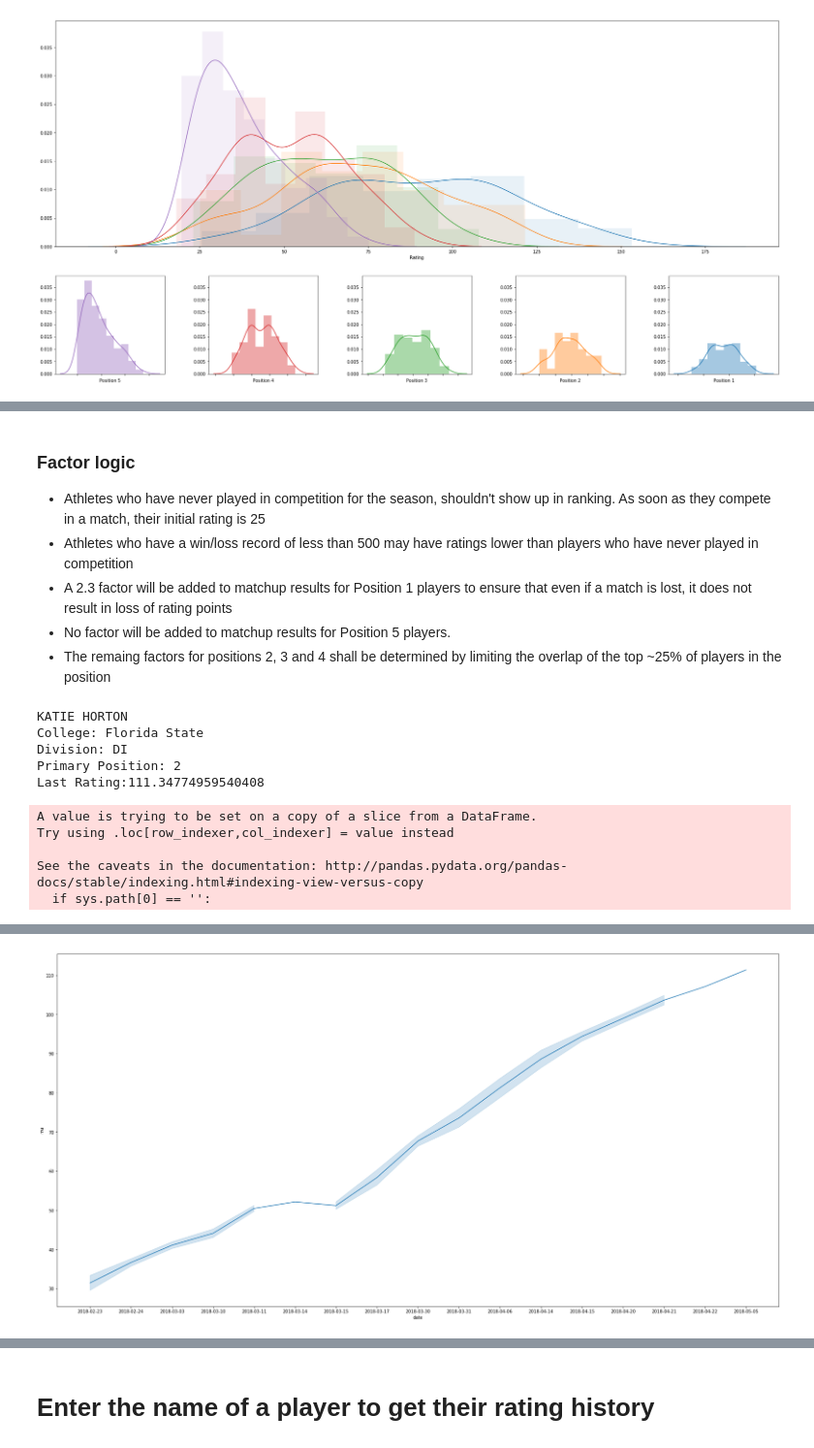
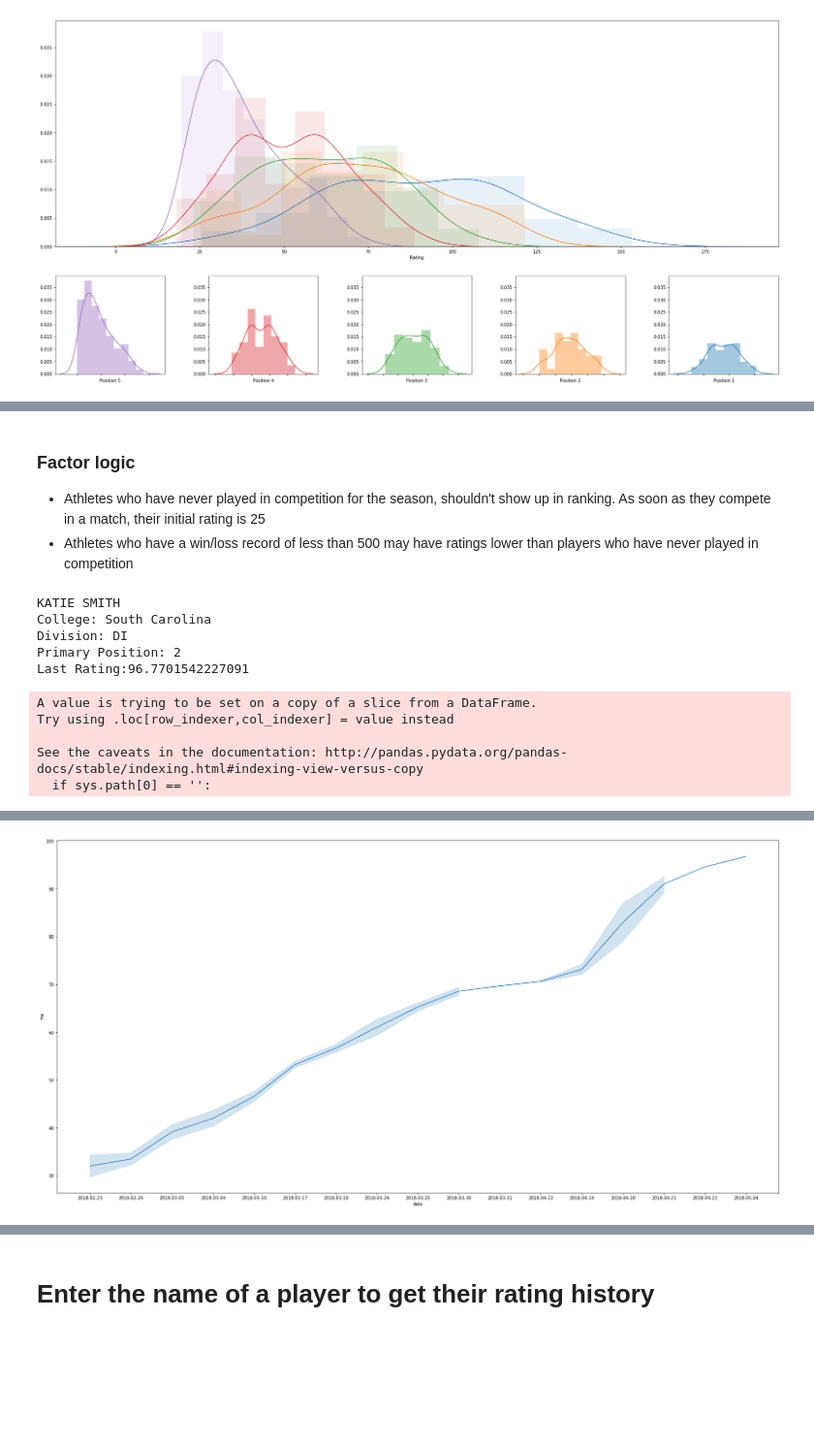
Before and after one commit to mas-dse-mhardist/collegebeachvball, a Jupyter notebook: Updated Rankings.ipynb, the cells around one changed output, grey strips where cells are left out. Shown at 97% size. Cells and saved outputs as stored; diff of their text form; code cells hidden in the pictures; blank space fills up the shorter version.

Commit message:
Updated the spread factors
Updated the final spread factors for Mike...

```diff
--- a/Updated Rankings.ipynb
+++ b/Updated Rankings.ipynb
@@ -266,9 +566,6 @@ get_top_players(d['match_history'], position_='all').head(100).to_csv('220_150_1
 ### Factor logic
 - Athletes who have never played in competition for the season, shouldn't show up in ranking. As soon as they compete in a match, their initial rating is 25
 - Athletes who have a win/loss record of less than 500 may have ratings lower than players who have never played in competition
-- A 2.3 factor will be added to matchup results for Position 1 players to ensure that even if a match is lost, it does not result in loss of rating points
-- No factor will be added to matchup results for Position 5 players.
-- The remaing factors for positions 2, 3 and 4 shall be determined by limiting the overlap of the top ~25% of players in the position
 # %%
 def get_player_rating_history(df, a):
     temp_df = df[df['name'] == a]
@@ -314,14 +611,14 @@ def get_player_rating_history(df, a):
 
     return df_summary
 
-a = 'Katie Horton'
+a = 'Katie Smith'
 get_player_rating_history(d['match_history'], a)
 # %% [output]
-KATIE HORTON
-College: Florida State
+KATIE SMITH
+College: South Carolina
 Division: DI
 Primary Position: 2
-Last Rating:111.34774959540408
+Last Rating:96.7701542227091
 A value is trying to be set on a copy of a slice from a DataFrame.
 Try using .loc[row_indexer,col_indexer] = value instead
 
@@ -347 +644 @@ See the caveats in the documentation: http://pandas.pydata.org/pandas-docs/stabl
-[figure, old version]
+[figure, new version]
```
Also changed, not shown: parts of 24 cells of this notebook, 7 other files.
